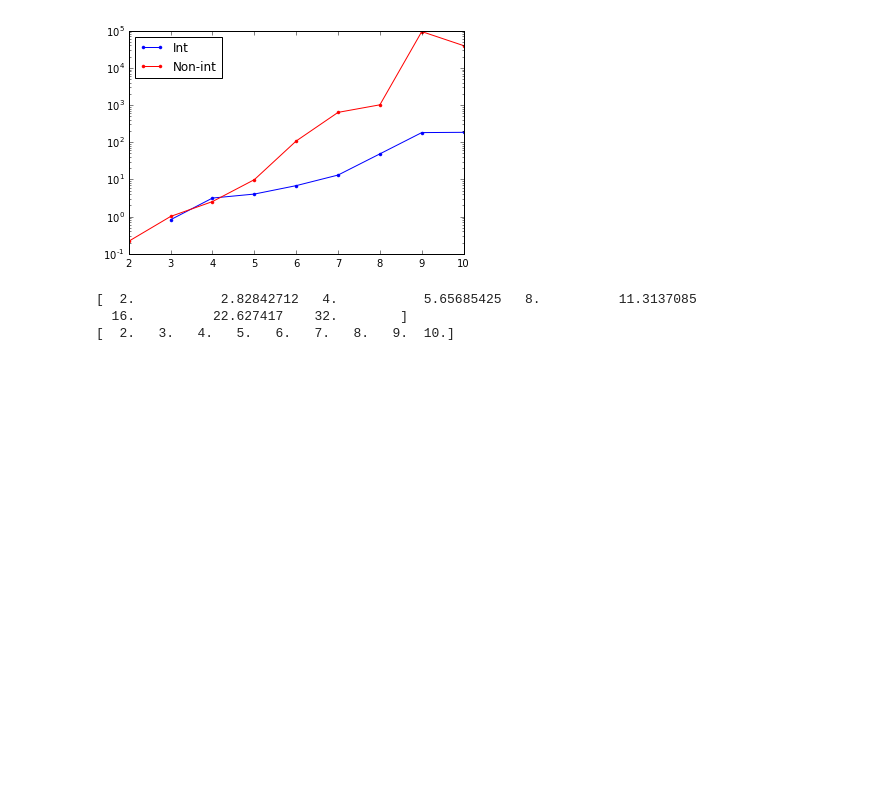
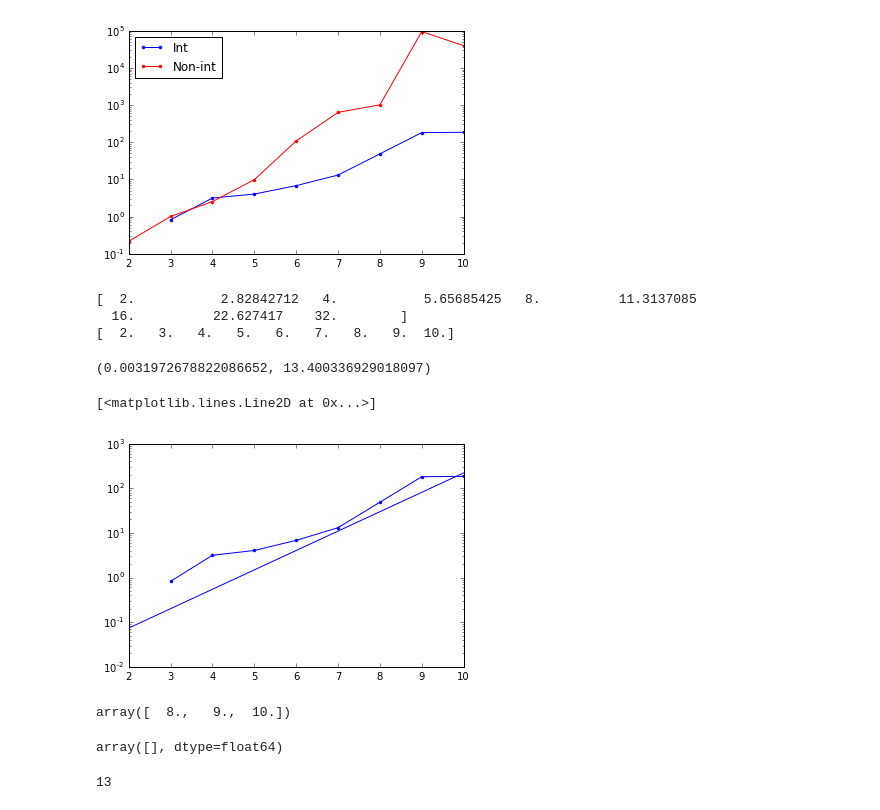
Before and after one commit to alexandreday/counterdiabatic-driving, a Jupyter notebook: zero_denom/jupyter_codes/int_nonint.ipynb, the cells around one changed output. Drawn from its saved outputs; the diff is of its cells as text; code cells hidden in the pictures; blank space fills up the shorter version.

```diff
--- a/zero_denom/jupyter_codes/int_nonint.ipynb
+++ b/zero_denom/jupyter_codes/int_nonint.ipynb
@@ -234,3 +234,33 @@ print length
 [  2.           2.82842712   4.           5.65685425   8.          11.3137085
   16.          22.627417    32.        ]
 [  2.   3.   4.   5.   6.   7.   8.   9.  10.]
+# %%
+from scipy.optimize import curve_fit
+def func(L, a,alpha):
+    return np.log(a)+alpha*np.log(L)
+param_bounds=([0,0],[1000.0,1000.0])
+popt, pcov = curve_fit(func, np.log(length[6:]), np.log(norm_arr_int[6:]),bounds=param_bounds)
+perr = np.sqrt(np.diag(pcov)) #error
+a,alpha=popt
+a,alpha
+# %% [output]
+(0.0031972678822086652, 13.400336929018097)
+# %%
+plt.semilogy(length, norm_arr_int, 'b.-', label="Int")
+plt.semilogy(length,0.01*np.exp(length), 'b-', label="Int")
+# %% [output]
+[<matplotlib.lines.Line2D at 0x...>]
+[figure, added]
+# %%
+length[6:]
+# %% [output]
+array([  8.,   9.,  10.])
+# %%
+np.zeros(0)
+# %% [output]
+array([], dtype=float64)
+# %%
+for i in range(13,14):
+    print i
+# %% [output]
+13
```
Also changed, not shown: 4 other files.
